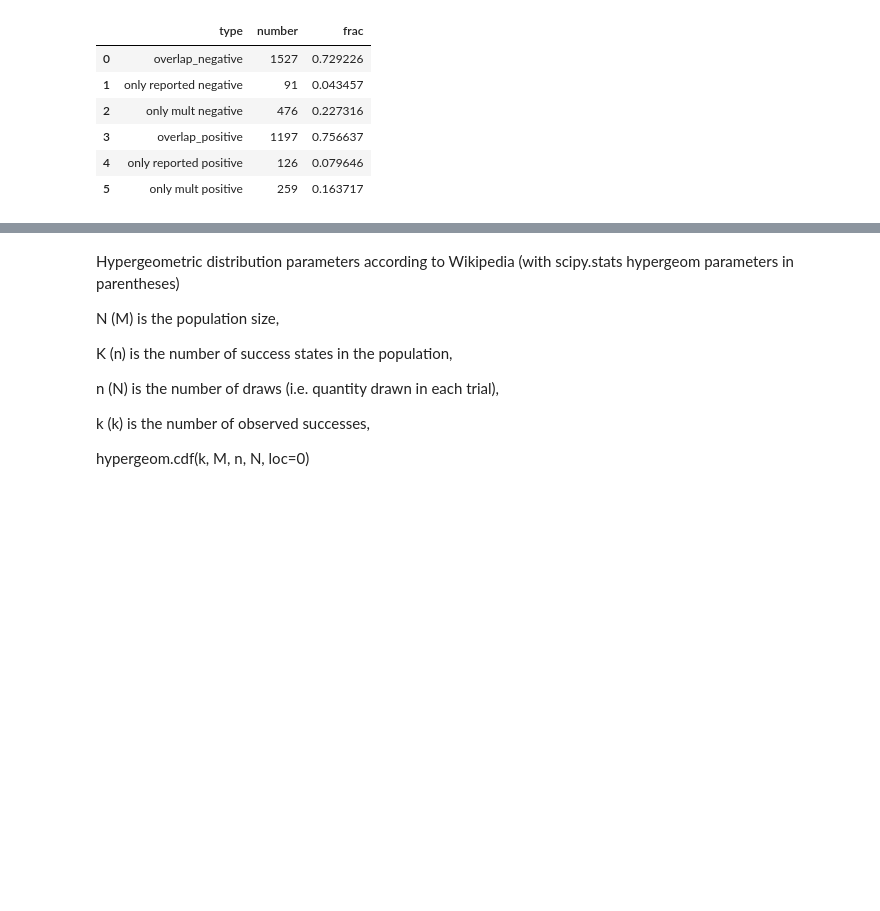
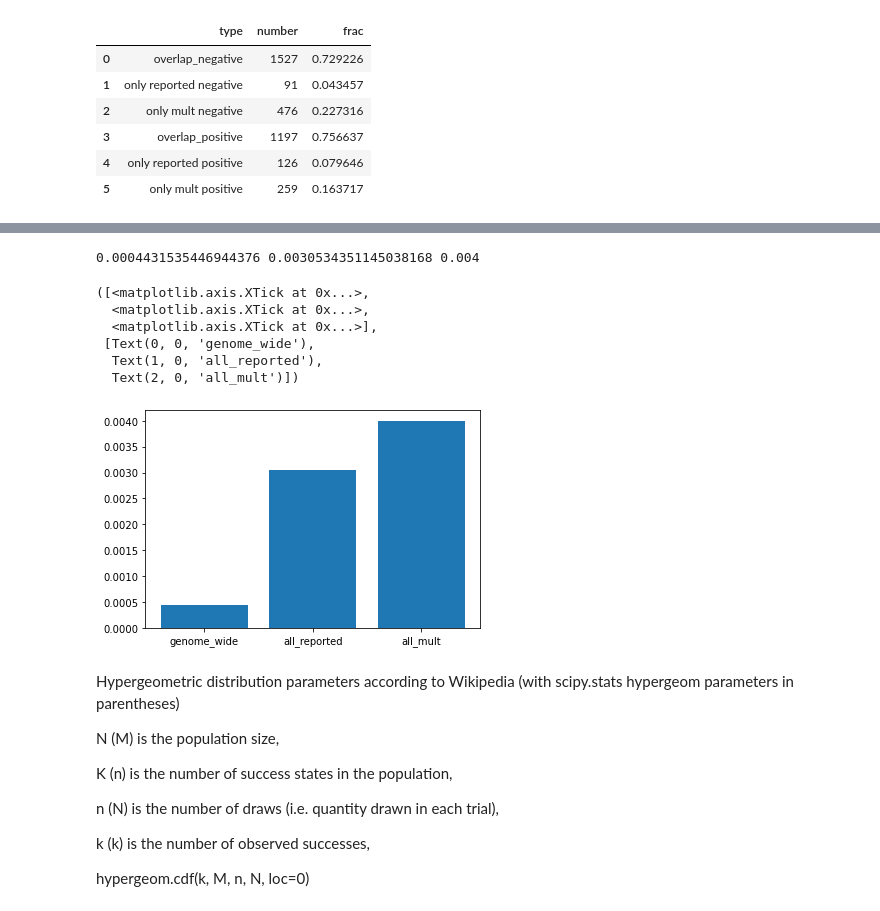
Before and after one commit to brian-arnold/epistasis_reanalysis, a Jupyter notebook: yeast_screens/Kuzmin2020.ipynb, the cells around one changed output, grey strips where cells are left out. Cells and saved outputs as stored; diff of their text form; code cells hidden in the pictures; blank space fills up the shorter version.

```diff
--- a/yeast_screens/Kuzmin2020.ipynb
+++ b/yeast_screens/Kuzmin2020.ipynb
@@ -457,3 +511,27 @@ plt.xticks(x_pos, bars)
+# %%
+# look at both tails together
+
+func = fraction_physical_three
+p = 0.01
+genome_wide = func(df)
+
+all_reported, all_mult = outlier_enrichment_both_tails(df[df.pval < p], func, multiplicative)
+mk_barplot_both_tails(genome_wide['frac'], all_reported['frac'], all_mult['frac'])
+print(genome_wide['frac'], all_reported['frac'], all_mult['frac'])
+
+
+bars = ('genome_wide', 'all_reported', 'all_mult')
+x_pos = np.arange(len(bars))
+plt.xticks(x_pos, bars)
+# %% [output]
+0.0004431535446944376 0.0030534351145038168 0.004
+([<matplotlib.axis.XTick at 0x...>,
+  <matplotlib.axis.XTick at 0x...>,
+  <matplotlib.axis.XTick at 0x...>],
+ [Text(0, 0, 'genome_wide'),
+  Text(1, 0, 'all_reported'),
+  Text(2, 0, 'all_mult')])
+[figure, added]
 # %% [markdown]
 Hypergeometric distribution parameters according to Wikipedia (with scipy.stats hypergeom parameters in parentheses)
 
```
Also changed, not shown: parts of 14 cells of this notebook, 7 other files.
